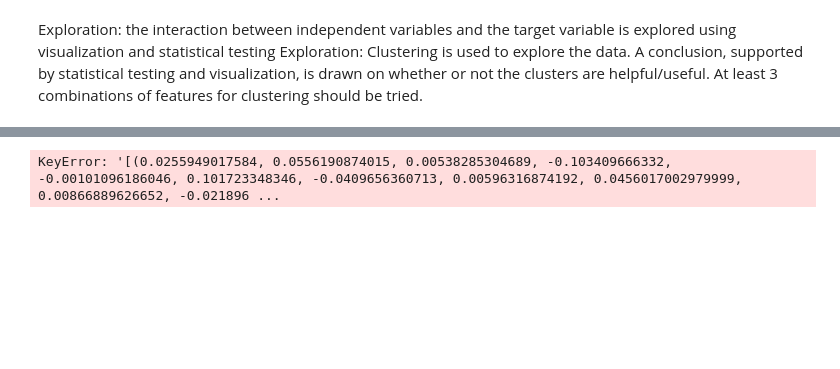
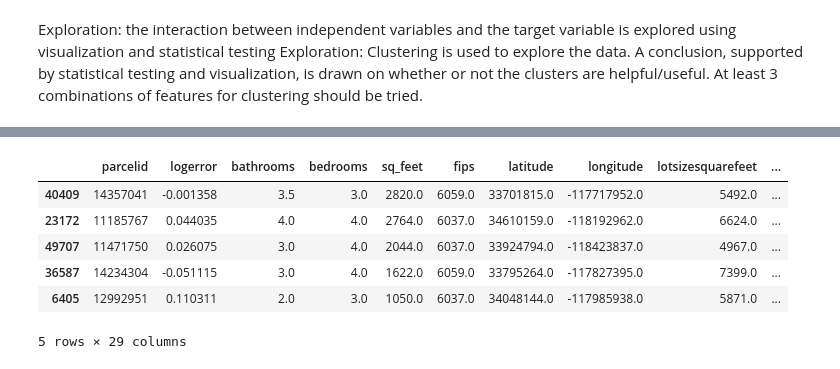
Before and after one commit to Michael-Mesa-Rae-Downen/project-3-clustering, a Jupyter notebook: working_notebook_rae.ipynb, the cells around one changed output, grey strips where cells are left out. Cells and saved outputs as stored; diff of their text form; code cells hidden in the pictures; blank space fills up the shorter version.

```diff
--- a/working_notebook_rae.ipynb
+++ b/working_notebook_rae.ipynb
@@ -50,6 +50,14 @@ w.wrangle_zillow()
 # %%
 df=w.wrangle_zillow()
 # %%
-df=w.split(df,df['logerror'])
+train, validate, test = w.split_data(df)
-# %% [output]
-KeyError: '[(0.0255949017584, 0.0556190874015, 0.00538285304689, -0.103409666332, -0.00101096186046, 0.101723348346, -0.0409656360713, 0.00596316874192, 0.0456017002979999, 0.00866889626652, -0.021896 ...
+# %%
+train.head()
+# %% [output]
+|  | parcelid | logerror | bathrooms | bedrooms | sq_feet | fips | latitude | longitude | lotsizesquarefeet | ... |
+| 40409 | 14357041 | -0.001358 | 3.5 | 3.0 | 2820.0 | 6059.0 | 33701815.0 | -117717952.0 | 5492.0 | ... |
+| 23172 | 11185767 | 0.044035 | 4.0 | 4.0 | 2764.0 | 6037.0 | 34610159.0 | -118192962.0 | 6624.0 | ... |
+| 49707 | 11471750 | 0.026075 | 3.0 | 4.0 | 2044.0 | 6037.0 | 33924794.0 | -118423837.0 | 4967.0 | ... |
+| 36587 | 14234304 | -0.051115 | 3.0 | 4.0 | 1622.0 | 6059.0 | 33795264.0 | -117827395.0 | 7399.0 | ... |
+| 6405 | 12992951 | 0.110311 | 2.0 | 3.0 | 1050.0 | 6037.0 | 34048144.0 | -117985938.0 | 5871.0 | ... |
+5 rows × 29 columns
```
Also changed, not shown: parts of 14 cells of this notebook.
